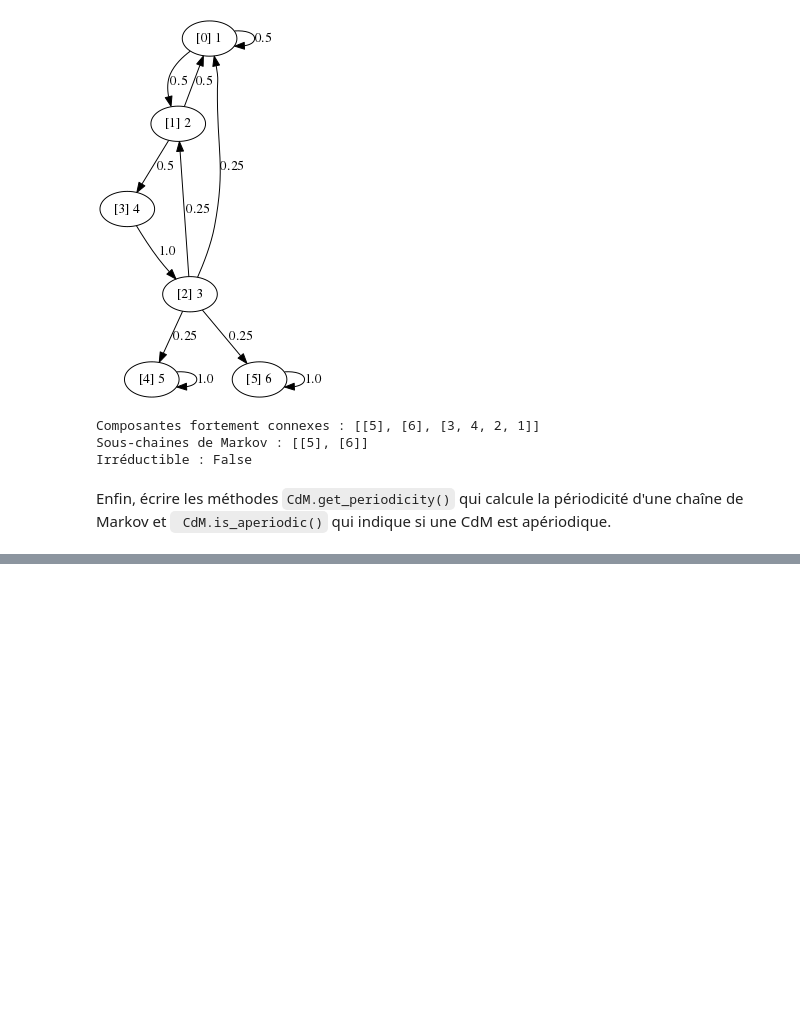
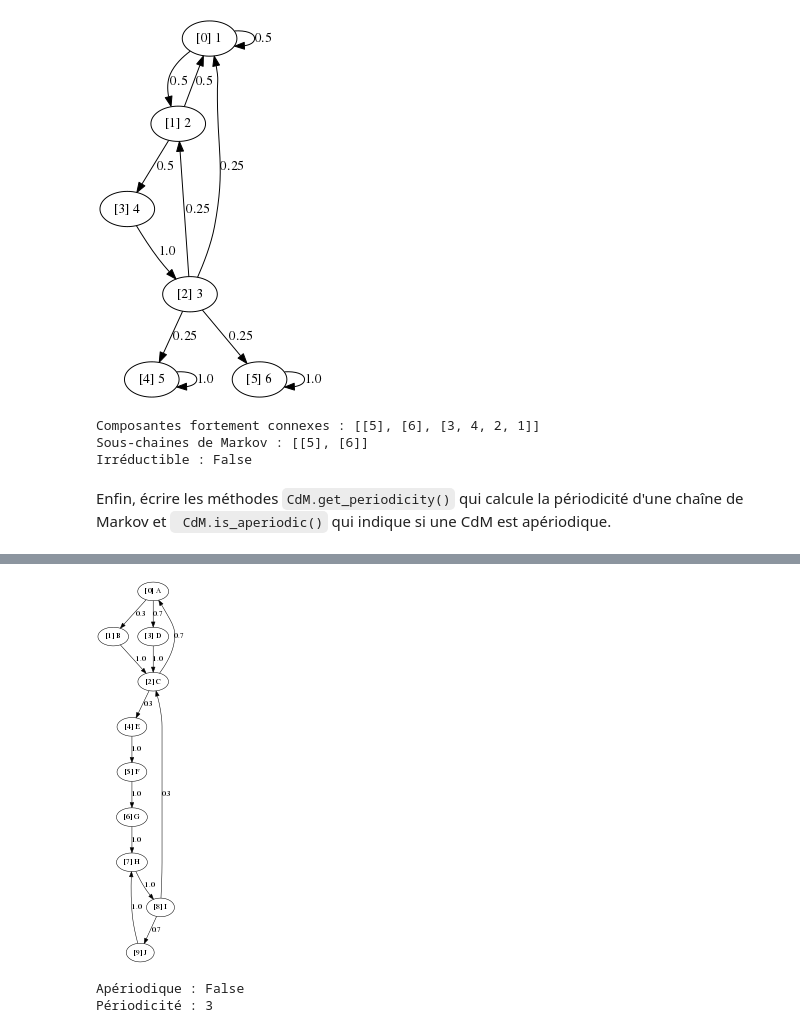
Before and after one commit to Marc-Hu/Proba-Stat, a Jupyter notebook: Projet3/semaine1.ipynb, the cells around one changed output, grey strips where cells are left out. Cells and saved outputs as stored; diff of their text form; code cells hidden in the pictures; blank space fills up the shorter version.

```diff
--- a/Projet3/semaine1.ipynb
+++ b/Projet3/semaine1.ipynb
@@ -610,6 +621,7 @@ import utils
 # Définition d'une CdM périodique plus grand
 class BiggerPeriodicCdM(CdM):
   def __init__(self):
+    self.stateToIndex = { 'A': 0, 'B': 1, 'C': 2, 'D' : 3, 'E': 4, 'F' : 5, 'G' : 6, 'H': 7, 'I': 8, 'J' : 9}
     super().__init__()
 
   def get_states(self):
@@ -619,30 +631,34 @@ class BiggerPeriodicCdM(CdM):
     if state == 'A':
       return {'B': 0.3,'D':0.7}
     elif state == 'B':
       return {'C': 1}
     elif state == 'C':
       return {'E': 0.3,'A':0.7}
     elif state == 'D':
       return {'C': 1}
     elif state == 'E':
       return {'F': 1}
     elif state == 'F':
       return {'G': 1}
     elif state == 'G':
       return {'H': 1}
     elif state == 'H':
       return {'I': 1}
     elif state == 'I':
       return {'C': 0.3,'J':0.7}
     elif state == 'J':
       return {'H': 1}
     else:
       raise IndexError
 
   def get_initial_distribution(self):
     return {'A': 1}
 
 b=BiggerPeriodicCdM()
 b.show_transition_graph(gnb)
 print("Apériodique : "+str(b.is_aperiodic()))
 print("Périodicité : "+str(b.get_periodicity()))
+# %% [output]
+[figure, added]
+Apériodique : False
+Périodicité : 3
```
Also changed, not shown: parts of 4 cells of this notebook, 2 other files.
